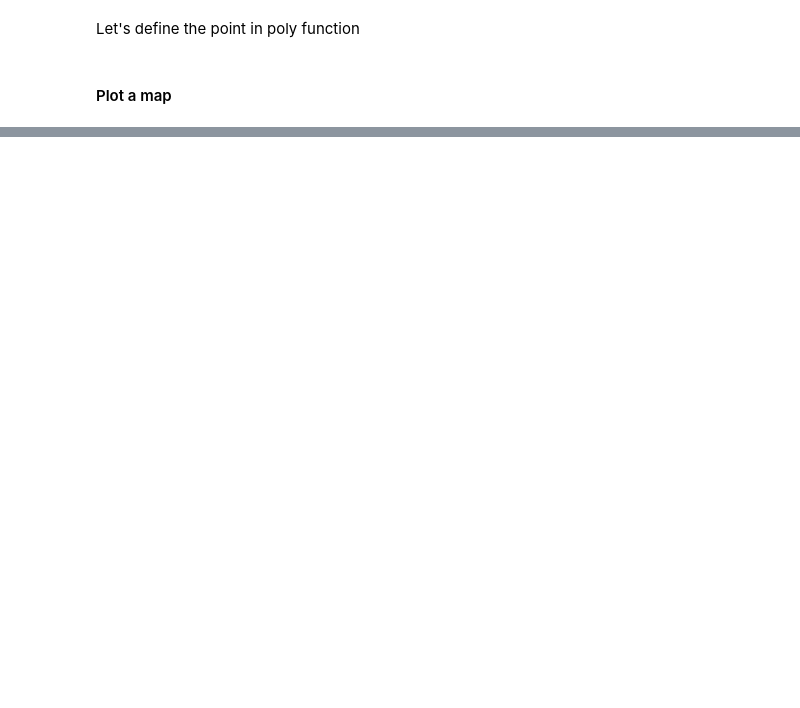
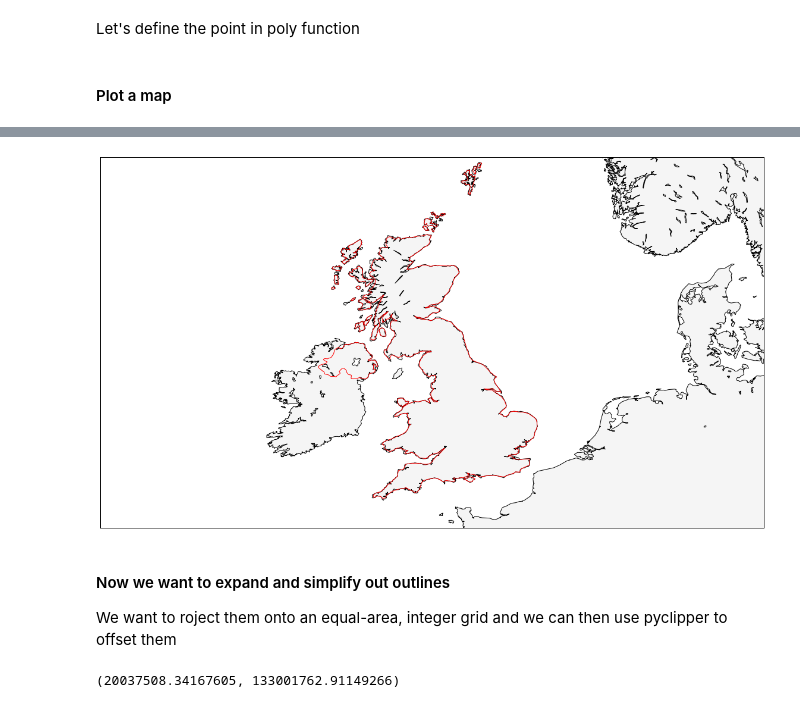
Before and after one commit to bristol-seds/pico-tracker, a Jupyter notebook: sim/geofence/geofence.ipynb, the cells around one changed output, grey strips where cells are left out. Saved outputs shown, nothing was run; the diff lists cells and outputs as text; code cells hidden in the pictures; blank space fills up the shorter version.

```diff
--- a/sim/geofence/geofence.ipynb
+++ b/sim/geofence/geofence.ipynb
@@ -79,18 +79,17 @@ Zimbabwe ZW 1
 #### Add more data
 # %%
 # North Korea
-tx_exclude = ['KP']
+tx_exclude = ['KP', 'YE']
 
 # ??
 data_tx_exclude = [] + tx_exclude
 
-# United Kingdom, Belgium, Luxembourg, Portugal, France, Albania, Bosnia & H, Croatia, Finland (Aland),
+# United Kingdom, Isle of Man, Jersey, Guernsey
+# Belgium, Luxembourg, Portugal, France, Albania, Bosnia & H, Croatia, Finland (Aland),
 # Hungary, Italy, Macedonia, Moldova, Kaliningradskaya??, Montenegro, Norway, Romania, Slovakia, Sweden
-aprs_tx_exclude = ['GB', 'BE', 'LU', 'PT', 'FR', 'AL', 'BA', 'HR', 'FI', 'A?',
+aprs_tx_exclude = ['GB', "IM", "JE", "GG",
+                   'BE', 'LU', 'PT', 'FR', 'AL', 'BA', 'HR', 'FI', 'A?',
                    'HU', 'IT', 'MK', 'MD', 'ME', 'NO', 'RO', 'SK', 'SE'] + tx_exclude
-
-aprs_freq = int(145800e3)
-aprs_dev = 3000
 
 # Print back countries
 print "No Data in:"
@@ -352,0 +367,26 @@ United Kingdom 23
+# %%
+def draw_gb(outlines):
+    ll_lon=-18
+    ur_lon=12
+    ll_lat=49
+    ur_lat=61
+
+    # Draw map
+    m = Basemap(projection='mill',
+                lat_0=(ll_lat+ur_lat)/2, lon_0=(ll_lon+ur_lon)/2,
+                resolution = 'i', area_thresh = 20.0,
+                llcrnrlon=ll_lon, llcrnrlat=ll_lat,
+                urcrnrlon=ur_lon, urcrnrlat=ur_lat)
+
+    m.fillcontinents(color='0.96')
+    m.drawcoastlines()
+
+    draw_outlines(m, outlines)
+
+draw_gb(outlines=gb['outlines'])
+# %% [output]
+[figure, added]
+# %% [markdown]
+#### Now we want to expand and simplify out outlines
+
+We want to roject them onto an equal-area, integer grid and we can then use pyclipper to offset them
@@ -352,0 +406,4 @@ United Kingdom 23
+# %%
+print wgs84(179.99999999, 89.9999999)
+# %% [output]
+(20037508.34167605, 133001762.91149266)
```
Also changed, not shown: parts of 48 cells of this notebook, 6 other files.
